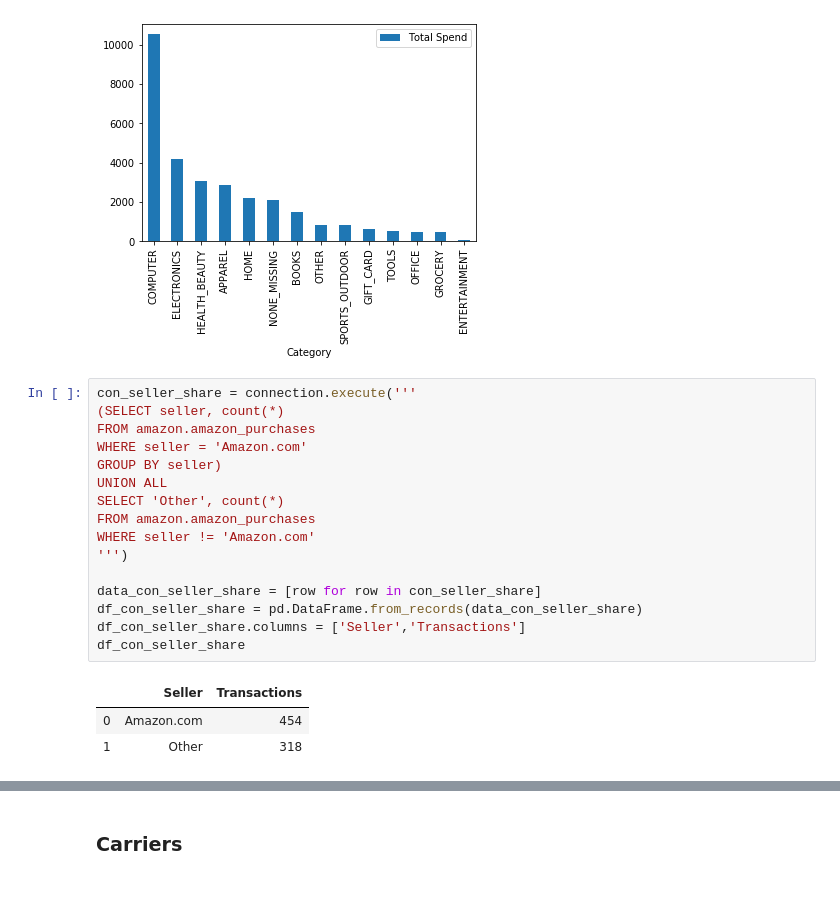
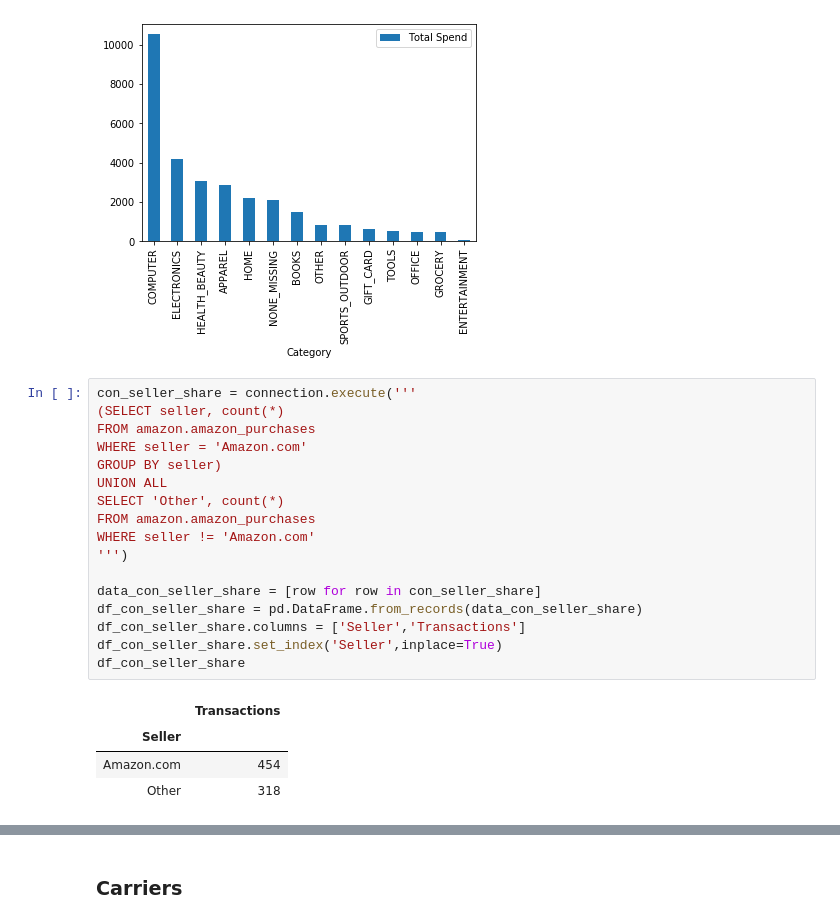
Before and after one commit to AmitSamra/DataEngineering.Labs.AirflowProject, a Jupyter notebook: data/amazon_visualization.ipynb, the cells around one changed output, grey strips where cells are left out. Cells and saved outputs as stored; diff of their text form; blank space fills up the shorter version.

```diff
--- a/data/amazon_visualization.ipynb
+++ b/data/amazon_visualization.ipynb
@@ -164,20 +165,22 @@ plot_df_con_total_spend_cat = df_con_total_spend_cat.plot.bar(x=0, y=1, rot = 90
 # %%
 con_seller_share = connection.execute('''
 (SELECT seller, count(*)
 FROM amazon.amazon_purchases
 WHERE seller = 'Amazon.com'
 GROUP BY seller)
 UNION ALL
 SELECT 'Other', count(*)
 FROM amazon.amazon_purchases
 WHERE seller != 'Amazon.com'
 ''')
 
 data_con_seller_share = [row for row in con_seller_share]
 df_con_seller_share = pd.DataFrame.from_records(data_con_seller_share)
 df_con_seller_share.columns = ['Seller','Transactions']
+df_con_seller_share.set_index('Seller',inplace=True)
 df_con_seller_share
 # %% [output]
-|  | Seller | Transactions |
-| 0 | Amazon.com | 454 |
-| 1 | Other | 318 |
+|  | Transactions |
+| Seller |  |
+| Amazon.com | 454 |
+| Other | 318 |
```
Also changed, not shown: parts of 21 cells of this notebook.
